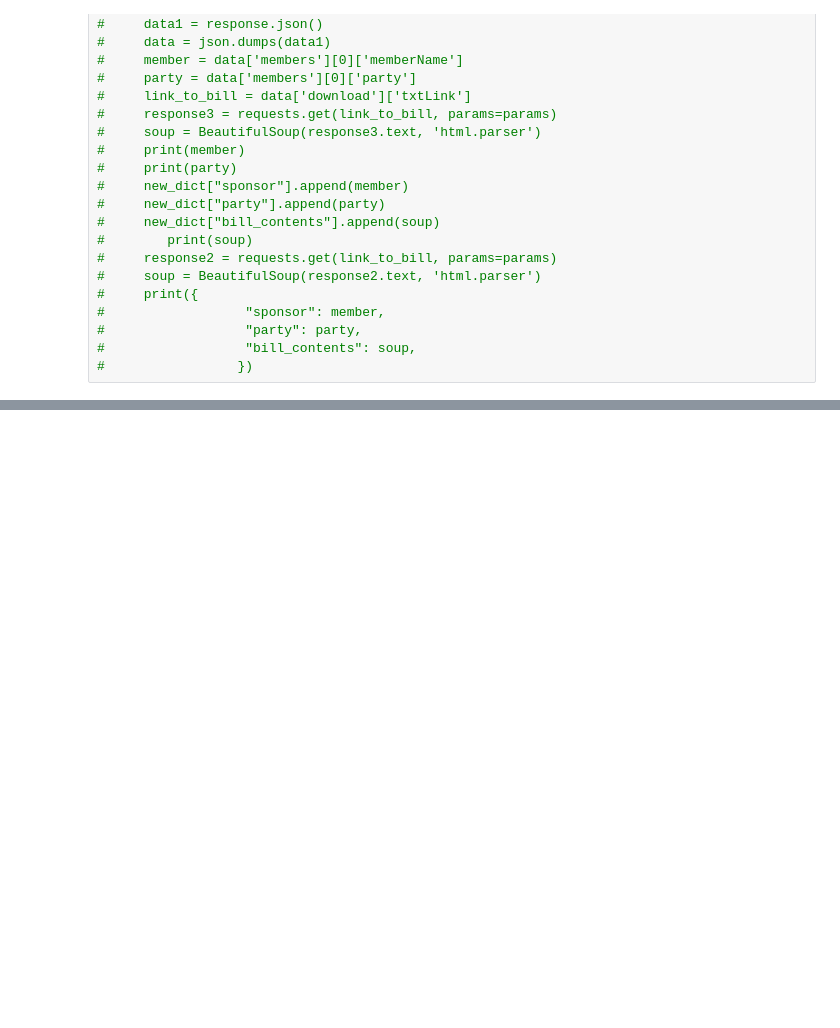
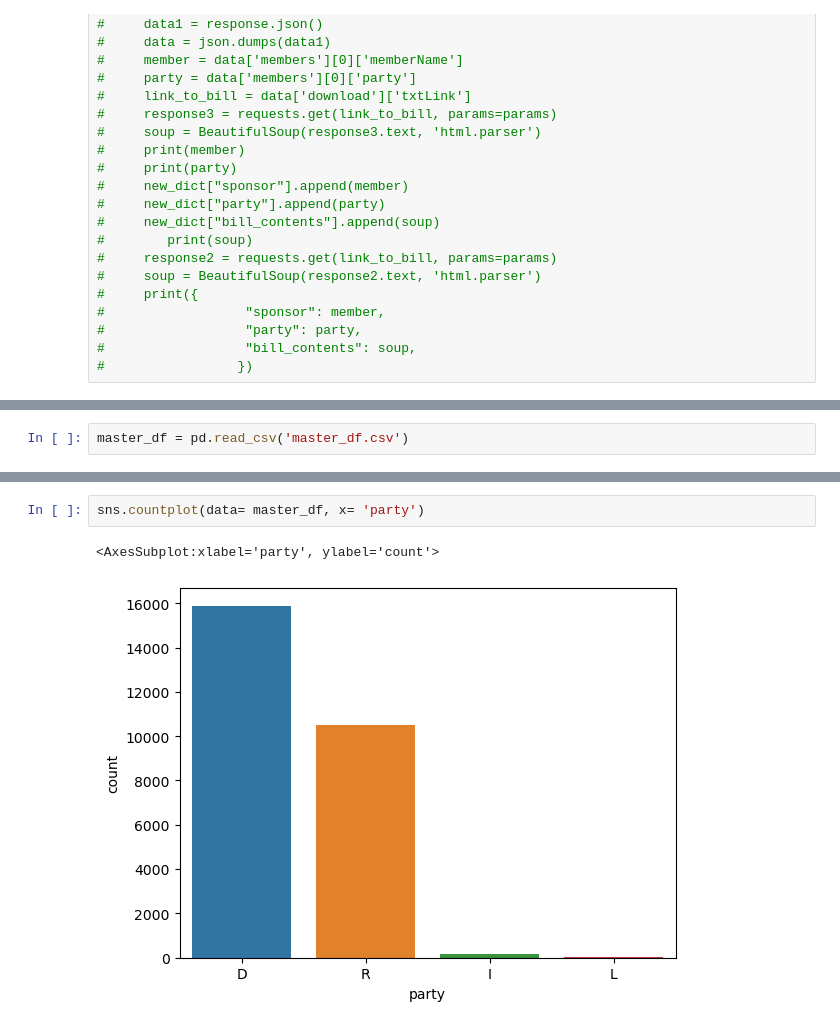
Before and after one commit to good-bill-hunting/political_parser, a Jupyter notebook: jorge-scratch1.ipynb, the cells around one changed output, grey strips where cells are left out. Cells and saved outputs as stored; diff of their text form; blank space fills up the shorter version.

```diff
--- a/jorge-scratch1.ipynb
+++ b/jorge-scratch1.ipynb
@@ -325,0 +420,2 @@ tests.head()
+# %%
+master_df = pd.read_csv('master_df.csv')
@@ -325,0 +482,5 @@ tests.head()
+# %%
+sns.countplot(data= master_df, x= 'party')
+# %% [output]
+<AxesSubplot:xlabel='party', ylabel='count'>
+[figure, added]
```
Also changed, not shown: parts of 18 cells of this notebook, 1 other file.
